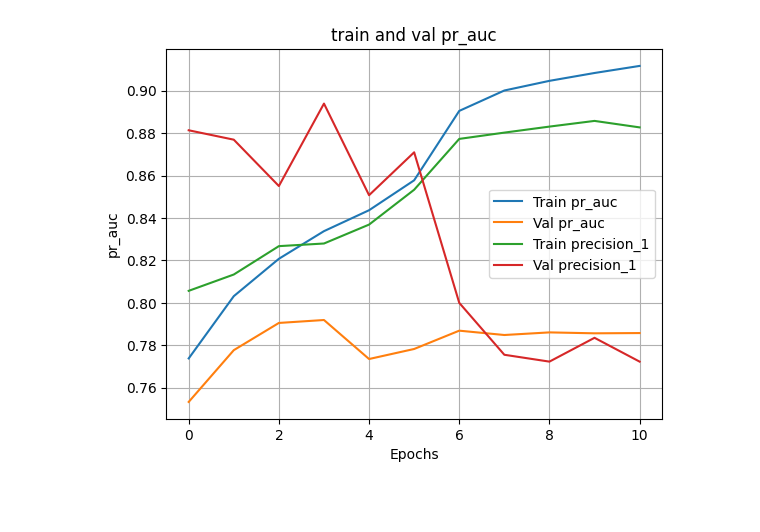
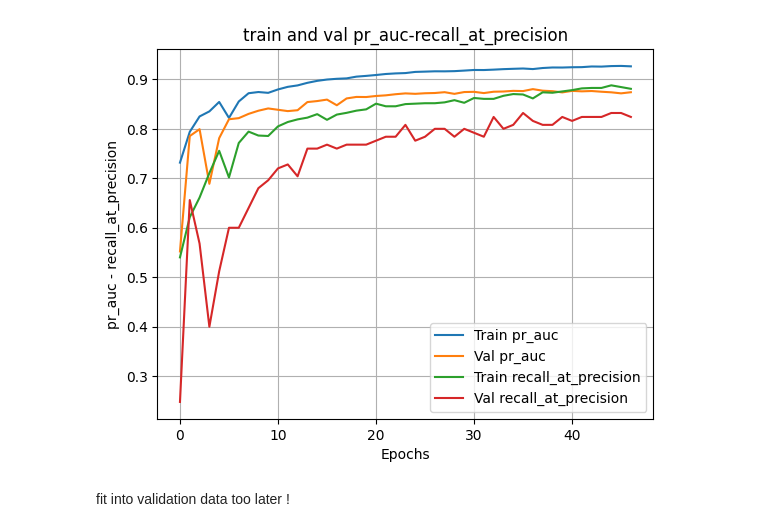
Before and after one commit to thomasGR9/Zindi_African_Credit_Scoring_Challenge, a Jupyter notebook: model_training.ipynb, the cells around one changed output. Cells and saved outputs as stored; diff of their text form; code cells hidden in the pictures; blank space fills up the shorter version.

Commit message:
fixed data leakage problem, and moved the splitting of data on preproseccing file.Then checked better NN hyperparameters and did hyperparameter search on a xgboost model

```diff
--- a/model_training.ipynb
+++ b/model_training.ipynb
@@ -48,3 +16,6 @@ y_train = y_arr[x_train_df.index]
+# %%
+x_train = x_train_scaled_df.to_numpy()
+x_val = x_val_scaled_df.to_numpy()
 # %%
 x_train_num = x_train[:,2:]
 x_train_num = np.array(x_train_num, dtype=np.float32)
@@ -88,9 +63,9 @@ loan_embeddings = lookup_and_embed_loan_type(loan_cat_input)
 lender_embeddings = lookup_and_embed_lender_type(lender_cat_input)
 encoded_inputs = tf.keras.layers.concatenate([num_input, loan_embeddings, lender_embeddings])
 
-number_of_neurons_per_layer = 100
-number_of_layers_deep = 10
-number_of_layers_wide = 2
+number_of_neurons_per_layer = 200
+number_of_layers_deep = 15
+number_of_layers_wide = 0
 activation = tf.keras.activations.silu
 kernel_innit = "he_normal"
 
@@ -99,29 +74,31 @@ kernel_innit = "he_normal"
 deep_path = encoded_inputs
 for i in range(number_of_layers_deep):
     deep_path = tf.keras.layers.BatchNormalization()(deep_path)
-    deep_path = tf.keras.layers.Dense(units=number_of_neurons_per_layer, activation=tf.keras.activations.silu, kernel_initializer=kernel_innit)(deep_path)
+    deep_path = tf.keras.layers.Dense(units=number_of_neurons_per_layer, activation=activation, kernel_initializer=kernel_innit)(deep_path)
 
 # Wide path
 wide_path = encoded_inputs
 for i in range(number_of_layers_wide):  # number_of_layers_wide
     wide_path = tf.keras.layers.BatchNormalization()(wide_path)
-    wide_path = tf.keras.layers.Dense(units=number_of_neurons_per_layer, activation=tf.keras.activations.silu, kernel_initializer=kernel_innit)(wide_path)
+    wide_path = tf.keras.layers.Dense(units=number_of_neurons_per_layer, activation=activation, kernel_initializer=kernel_innit)(wide_path)
 
 # Combine deep and wide paths
 concat_layer = tf.keras.layers.concatenate([deep_path, wide_path])
 
+last_dense = tf.keras.layers.Dense(units=number_of_neurons_per_layer, activation=activation, kernel_initializer=kernel_innit)(concat_layer)
+
 # Output layer
-output = tf.keras.layers.Dense(units=1, activation='sigmoid', kernel_initializer=kernel_innit)(concat_layer)
+output = tf.keras.layers.Dense(units=1, activation='sigmoid', kernel_initializer=kernel_innit)(last_dense)
 
 # Define the model
 model_ = tf.keras.Model(inputs=[num_input, loan_cat_input, lender_cat_input], outputs=output)
 # %%
 learning_rate = 0.001
-Optimizer = tf.keras.optimizers.AdamW(learning_rate=learning_rate)
-lr_scheduler = tf.keras.callbacks.ReduceLROnPlateau(factor=0.1, patience=5)
-early_stop = tf.keras.callbacks.EarlyStopping(patience=10, restore_best_weights=True)
-Loss = tf.keras.losses.BinaryFocalCrossentropy(alpha=0.98)
-Metrics =  [tf.keras.metrics.AUC(name='pr_auc', curve='PR'), tf.keras.metrics.Precision(),]
+Optimizer = tf.keras.optimizers.Adam(learning_rate=learning_rate)
+#lr_scheduler = tf.keras.callbacks.ReduceLROnPlateau(factor=0.1, patience=5)
+early_stop = tf.keras.callbacks.EarlyStopping(patience=10, restore_best_weights=True, min_delta=0.005, monitor="val_pr_auc")
+Loss = tf.keras.losses.BinaryFocalCrossentropy(alpha=0.98, gamma=3.0)
+Metrics =  [tf.keras.metrics.AUC(name='pr_auc', curve='PR'), tf.keras.metrics.RecallAtPrecision(precision=0.8)]
 Batch_Size = 32
 Epochs = 50
 # %%
@@ -134,7 +111,7 @@ model_.compile(
 history = model_.fit(
     (x_train_num, x_train_loan, x_train_lender),
     y_train,
-    callbacks=[lr_scheduler, early_stop],
+    callbacks=[early_stop],
     batch_size=Batch_Size,
     epochs=Epochs,
     validation_data=((x_val_num, x_val_loan, x_val_lender), y_val)
@@ -162,20 +139,20 @@ import matplotlib.pyplot as plt
 # %%
 train_pr_auc = history.history['pr_auc']
 val_pr_auc = history.history['val_pr_auc']
 
-train_precision_1 = history.history['precision_1']
-val_precision_1 = history.history['val_precision_1']
+train_recall_at_precision = history.history['recall_at_precision']
+val_recall_at_precision = history.history['val_recall_at_precision']
 
 
 plt.plot(train_pr_auc, label='Train pr_auc')
 plt.plot(val_pr_auc, label='Val pr_auc')
-plt.plot(train_precision_1, label='Train precision_1')
-plt.plot(val_precision_1, label='Val precision_1')
+plt.plot(train_recall_at_precision, label='Train recall_at_precision')
+plt.plot(val_recall_at_precision, label='Val recall_at_precision')
 plt.xlabel('Epochs')
-plt.ylabel('pr_auc - precision')
-plt.title('train and val pr_auc-precision')
+plt.ylabel('pr_auc - recall_at_precision')
+plt.title('train and val pr_auc-recall_at_precision')
 plt.legend()
 plt.grid(True)
 plt.show()
 # %% [output]
-[figure, old version]
+[figure, new version]
@@ -181,0 +165,2 @@ plt.show()
+# %% [markdown]
+fit into validation data too later !
```
Also changed, not shown: parts of 42 cells of this notebook, 1 other file.
